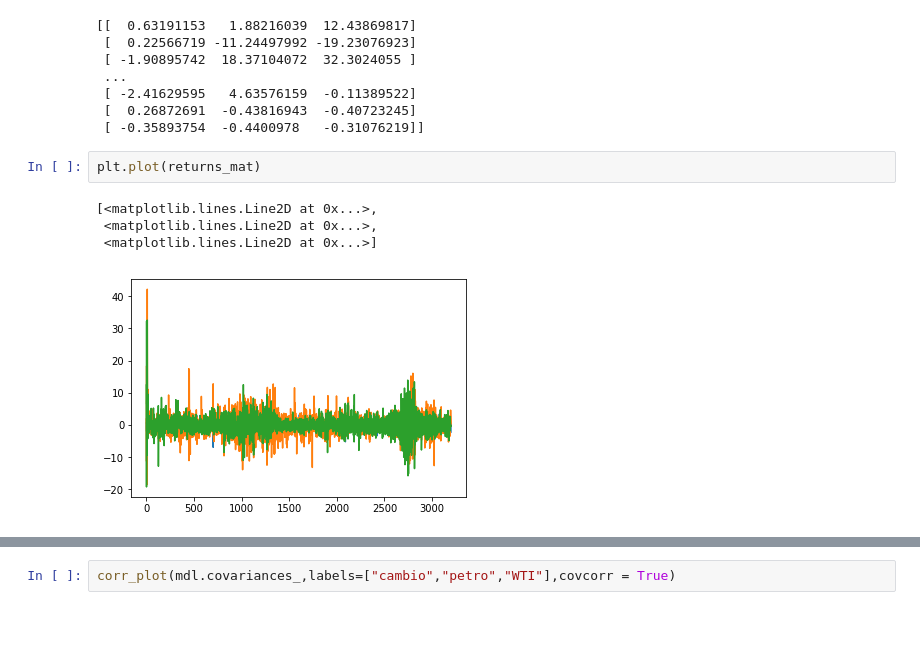
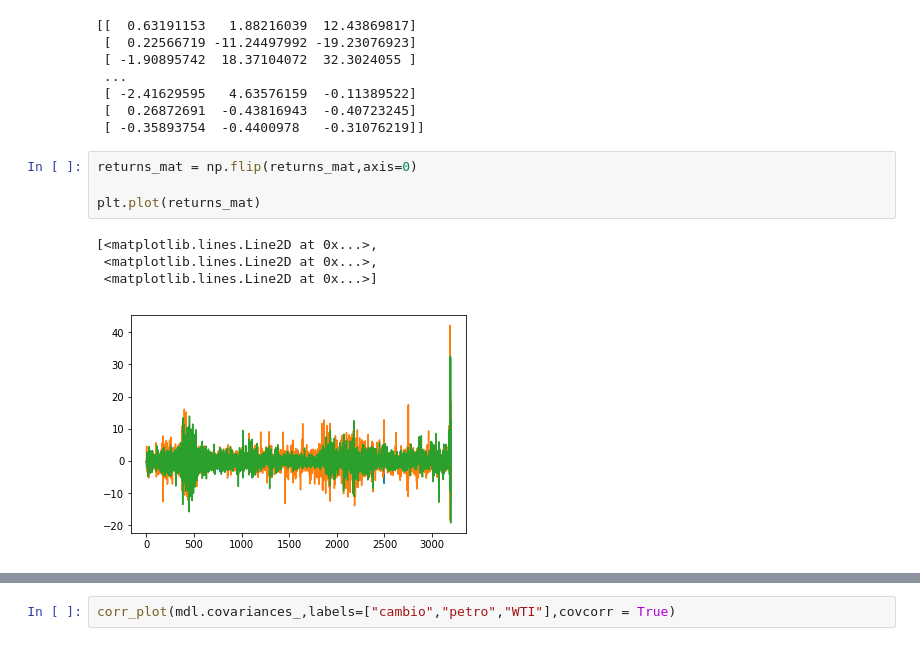
Before and after one commit to vanessadamario/HMM-CHB-MIT, a Jupyter notebook: notebooks/hmm/Petrobras_Strategy.ipynb, the cells around one changed output, grey strips where cells are left out. Drawn from its saved outputs; the diff is of its cells as text.

```diff
--- a/notebooks/hmm/Petrobras_Strategy.ipynb
+++ b/notebooks/hmm/Petrobras_Strategy.ipynb
@@ -78,11 +78,13 @@ print(returns_mat)
  [ -2.41629595   4.63576159  -0.11389522]
  [  0.26872691  -0.43816943  -0.40723245]
  [ -0.35893754  -0.4400978   -0.31076219]]
-# %%
-plt.plot(returns_mat)
-# %% [output]
-[<matplotlib.lines.Line2D at 0x...>,
- <matplotlib.lines.Line2D at 0x...>,
- <matplotlib.lines.Line2D at 0x...>]
-[figure, removed]
+# %%
+returns_mat = np.flip(returns_mat,axis=0)
+
+plt.plot(returns_mat)
+# %% [output]
+[<matplotlib.lines.Line2D at 0x...>,
+ <matplotlib.lines.Line2D at 0x...>,
+ <matplotlib.lines.Line2D at 0x...>]
+[figure, added]
 # %%
```
Also changed, not shown: parts of 4 cells of this notebook, 8 other files.
